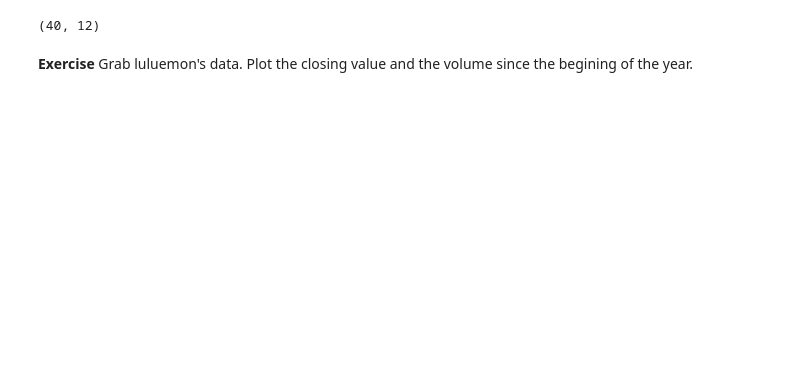
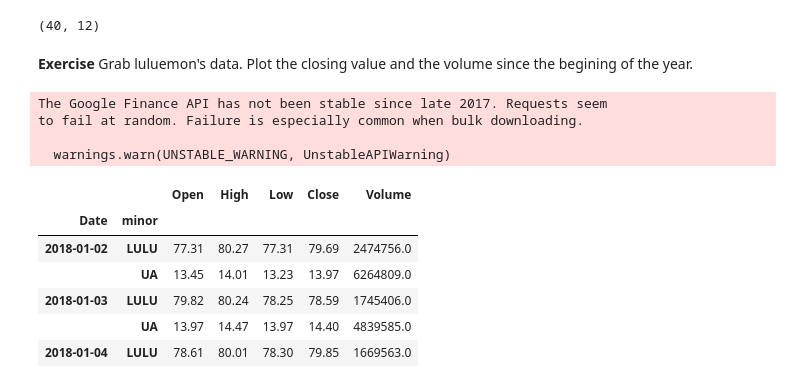
Before and after one commit to mwaugh0328/data_bootcamp_spring_2018, a Jupyter notebook: week5/data_apis.ipynb, the cells around one changed output. Cells and saved outputs as stored; diff of their text form; code cells hidden in the pictures; blank space fills up the shorter version.

```diff
--- a/week5/data_apis.ipynb
+++ b/week5/data_apis.ipynb
@@ -94,3 +86,22 @@ bitcoin.shape
 (40, 12)
 # %% [markdown]
 **Exercise** Grab luluemon's data. Plot the closing value and the volume since the begining of the year.
+# %%
+lulu = data.DataReader(["LULU","UA"], 'google', start, end)
+# %% [output]
+The Google Finance API has not been stable since late 2017. Requests seem
+to fail at random. Failure is especially common when bulk downloading.
+
+  warnings.warn(UNSTABLE_WARNING, UnstableAPIWarning)
+# %%
+lulu = lulu.to_frame()
+# %%
+lulu.head()
+# %% [output]
+|  |  | Open | High | Low | Close | Volume |
+| Date | minor |  |  |  |  |  |
+| 2018-01-02 | LULU | 77.31 | 80.27 | 77.31 | 79.69 | 2474756.0 |
+|  | UA | 13.45 | 14.01 | 13.23 | 13.97 | 6264809.0 |
+| 2018-01-03 | LULU | 79.82 | 80.24 | 78.25 | 78.59 | 1745406.0 |
+|  | UA | 13.97 | 14.47 | 13.97 | 14.40 | 4839585.0 |
+| 2018-01-04 | LULU | 78.61 | 80.01 | 78.30 | 79.85 | 1669563.0 |
```
Also changed, not shown: parts of 3 cells of this notebook, 1 other file.
